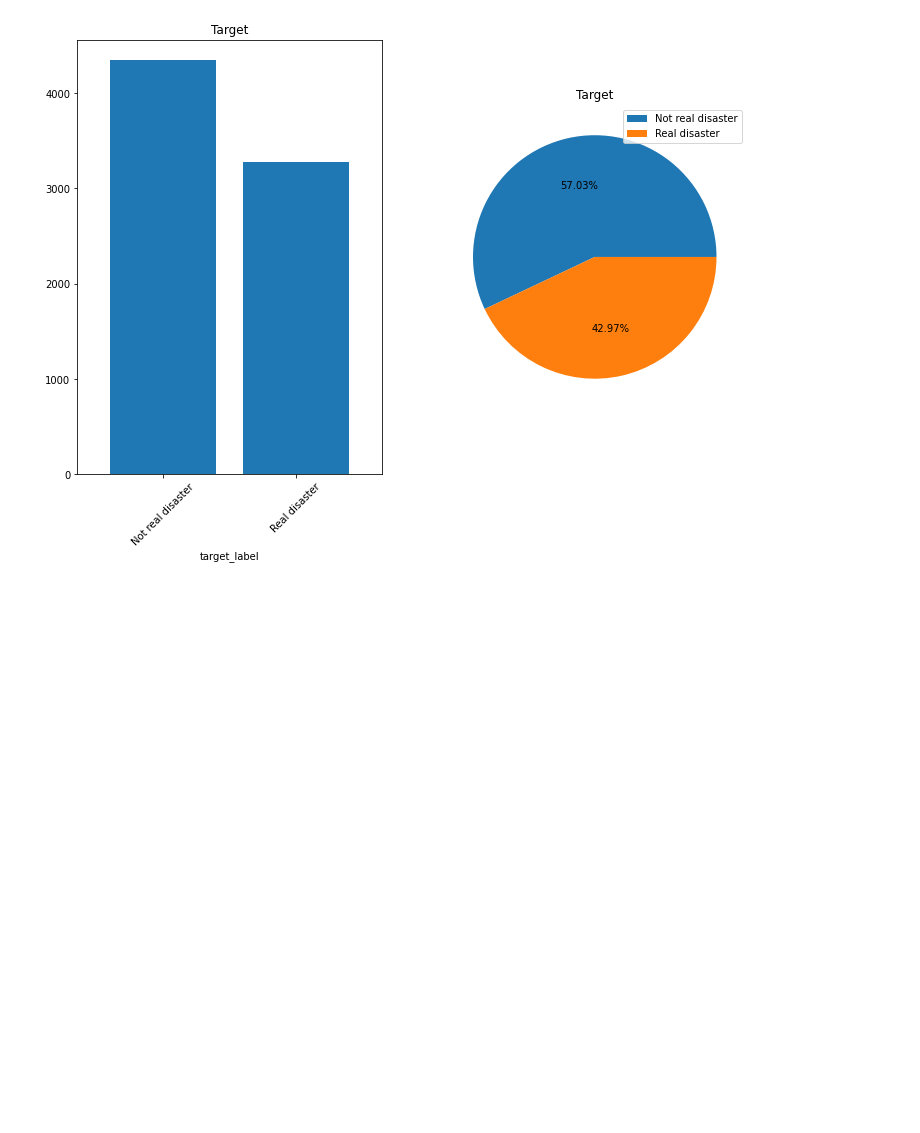
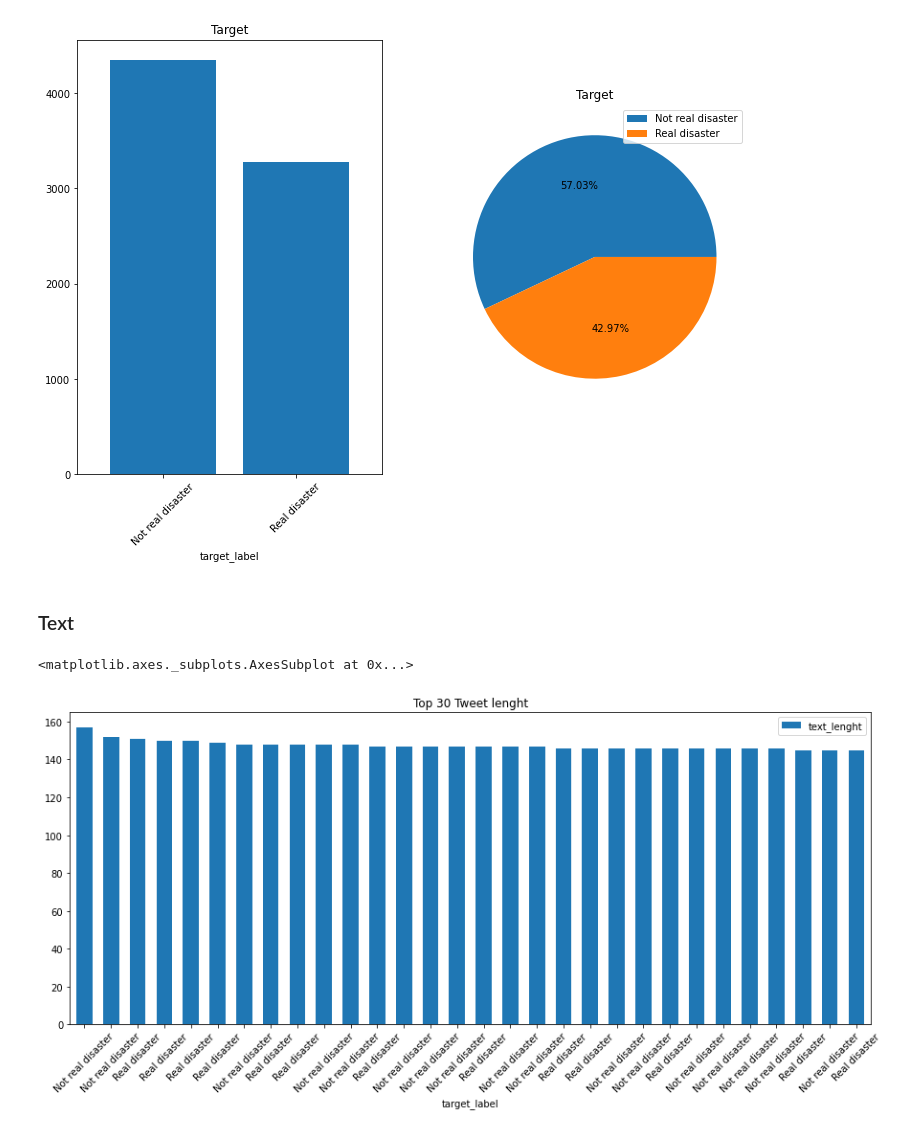
Before and after one commit to casals90/nlp_with_disaster_tweets, a Jupyter notebook: NLP_twitter.ipynb, the cells around one changed output. Drawn from its saved outputs; the diff is of its cells as text; code cells hidden in the pictures; blank space fills up the shorter version.

```diff
--- a/NLP_twitter.ipynb
+++ b/NLP_twitter.ipynb
@@ -139,3 +145,21 @@ ax2.axis("off")
 # %% [output]
 (-1.25, 1.25, -1.25, 1.25)
 [figure]
+# %% [markdown]
+### Text
+# %%
+# Adding new feature: text_lenght
+train_df.loc[:, "text_lenght"] = train_df.text.apply(len)
+# %%
+top_len_df = train_df[["text_lenght", "target", "target_label"]].sort_values(
+    by="text_lenght", ascending=False).head(30).reset_index(drop=True)
+last_len_df = train_df[["text_lenght", "target", "target_label"]].sort_values(
+    by="text_lenght", ascending=False).tail(30).reset_index(drop=True)
+
+
+fig, ax = plt.subplots(figsize=(15, 6))
+top_len_df.plot(kind="bar", y="text_lenght", x="target_label", width=0.6,
+                ax=ax, title="Top 30 Tweet lenght", rot=45)
+# %% [output]
+<matplotlib.axes._subplots.AxesSubplot at 0x...>
+[figure, added]
```
Also changed, not shown: parts of 12 cells of this notebook.
